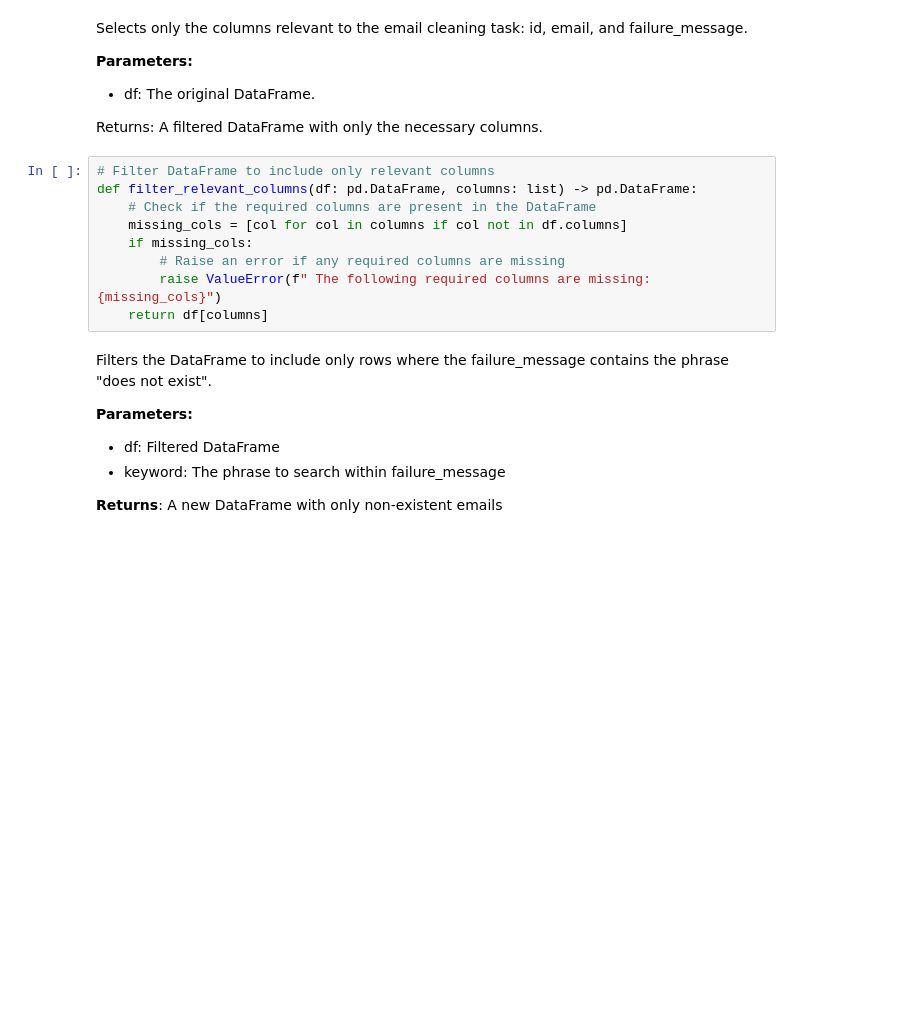
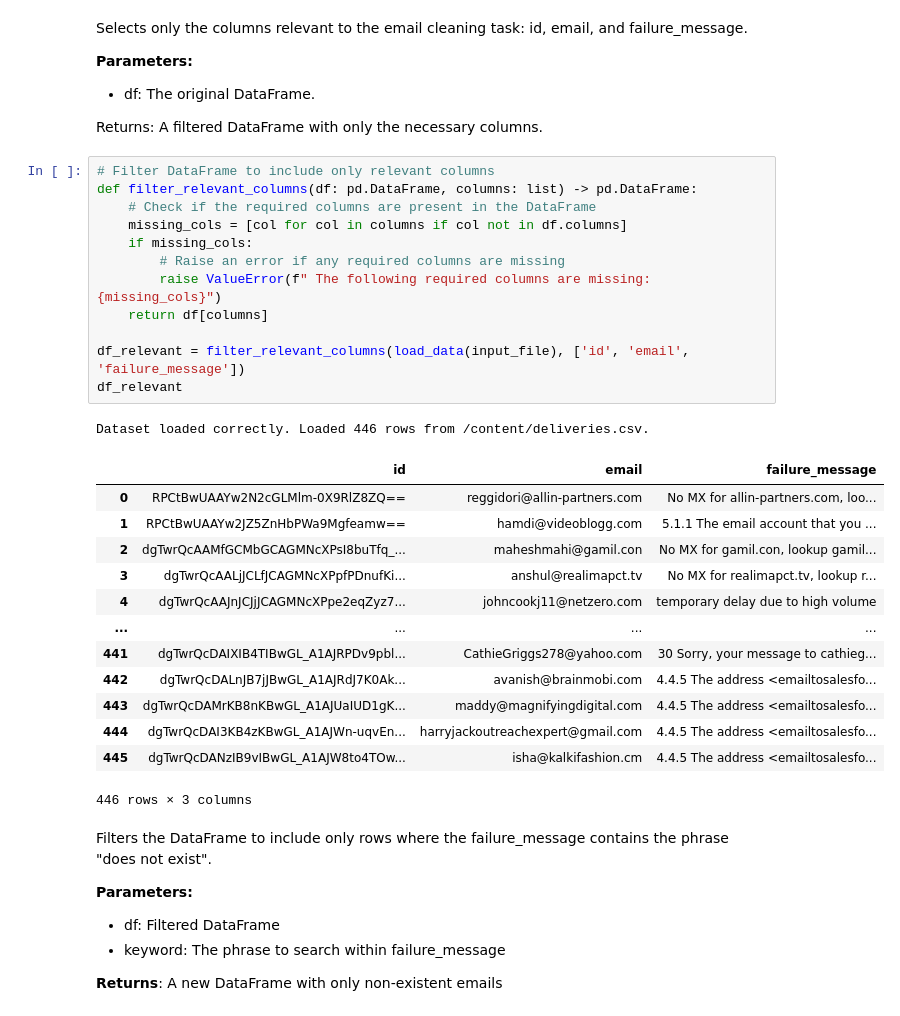
Before and after one commit to andreaross25/kezko, a Jupyter notebook: main.ipynb, the cells around one changed output. Cells and saved outputs as stored; diff of their text form; blank space fills up the shorter version.

```diff
--- a/main.ipynb
+++ b/main.ipynb
@@ -39,12 +56,30 @@ Returns: A filtered DataFrame with only the necessary columns.
 # %%
 # Filter DataFrame to include only relevant columns
 def filter_relevant_columns(df: pd.DataFrame, columns: list) -> pd.DataFrame:
     # Check if the required columns are present in the DataFrame
     missing_cols = [col for col in columns if col not in df.columns]
     if missing_cols:
         # Raise an error if any required columns are missing
         raise ValueError(f" The following required columns are missing: {missing_cols}")
     return df[columns]
+
+df_relevant = filter_relevant_columns(load_data(input_file), ['id', 'email', 'failure_message'])
+df_relevant
+# %% [output]
+Dataset loaded correctly. Loaded 446 rows from /content/deliveries.csv.
+|  | id | email | failure_message |
+| 0 | RPCtBwUAAYw2N2cGLMlm-0X9RlZ8ZQ== | reggidori@allin-partners.com | No MX for allin-partners.com, loo... |
+| 1 | RPCtBwUAAYw2JZ5ZnHbPWa9Mgfeamw== | hamdi@videoblogg.com | 5.1.1 The email account that you ... |
+| 2 | dgTwrQcAAMfGCMbGCAGMNcXPsI8buTfq_... | maheshmahi@gamil.con | No MX for gamil.con, lookup gamil... |
+| 3 | dgTwrQcAALjJCLfJCAGMNcXPpfPDnufKi... | anshul@realimapct.tv | No MX for realimapct.tv, lookup r... |
+| 4 | dgTwrQcAAJnJCJjJCAGMNcXPpe2eqZyz7... | johncookj11@netzero.com | temporary delay due to high volume |
+| ... | ... | ... | ... |
+| 441 | dgTwrQcDAIXIB4TIBwGL_A1AJRPDv9pbl... | CathieGriggs278@yahoo.com | 30 Sorry, your message to cathieg... |
+| 442 | dgTwrQcDALnJB7jJBwGL_A1AJRdJ7K0Ak... | avanish@brainmobi.com | 4.4.5 The address <emailtosalesfo... |
+| 443 | dgTwrQcDAMrKB8nKBwGL_A1AJUaIUD1gK... | maddy@magnifyingdigital.com | 4.4.5 The address <emailtosalesfo... |
+| 444 | dgTwrQcDAI3KB4zKBwGL_A1AJWn-uqvEn... | harryjackoutreachexpert@gmail.com | 4.4.5 The address <emailtosalesfo... |
+| 445 | dgTwrQcDANzIB9vIBwGL_A1AJW8to4TOw... | isha@kalkifashion.cm | 4.4.5 The address <emailtosalesfo... |
+446 rows × 3 columns
 # %% [markdown]
 Filters the DataFrame to include only rows where the failure_message contains the phrase "does not exist".
 
```
Also changed, not shown: parts of 6 cells of this notebook.
